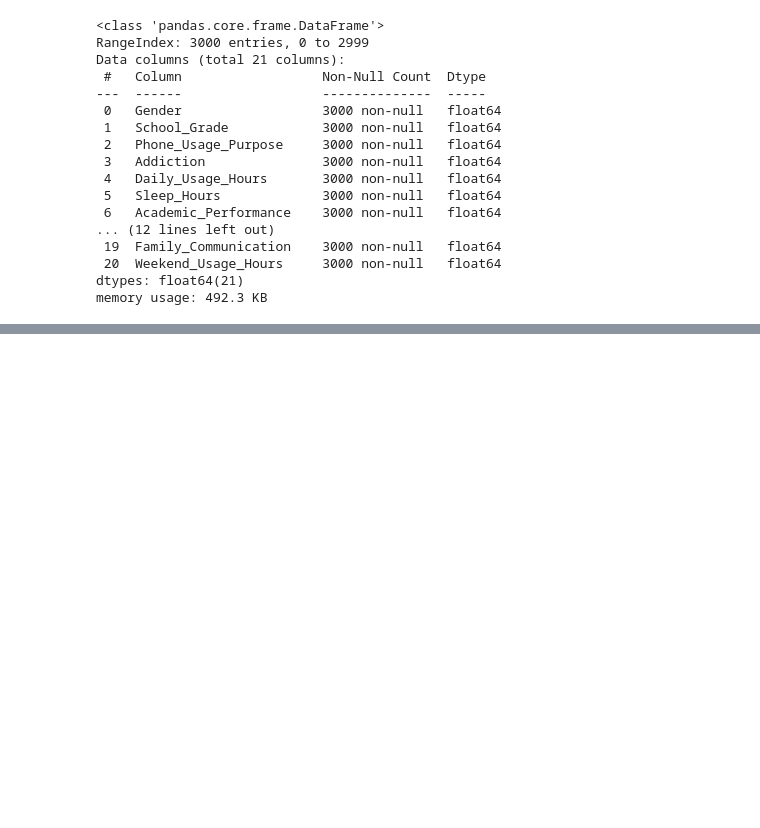
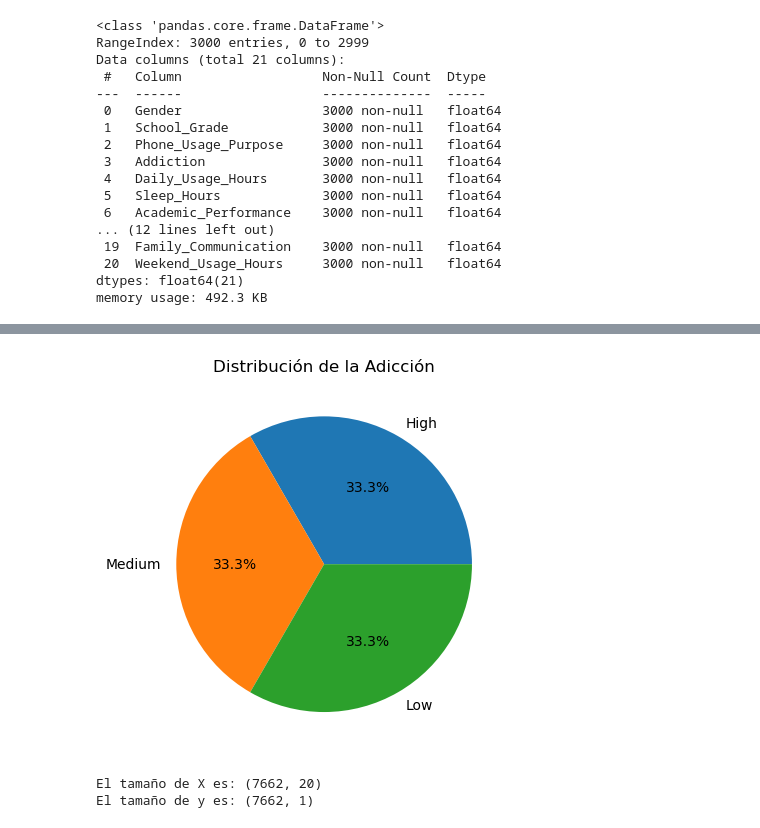
Before and after one commit to Tomaslopera/Scientific_Computing, a Jupyter notebook: Clasificacion/Caso_Clasificacion.ipynb, the cells around one changed output, grey strips where cells are left out. Drawn from its saved outputs; the diff is of its cells as text; code cells hidden in the pictures; blank space fills up the shorter version.

```diff
--- a/Clasificacion/Caso_Clasificacion.ipynb
+++ b/Clasificacion/Caso_Clasificacion.ipynb
@@ -230,7 +231,7 @@ from sklearn.ensemble import RandomForestRegressor
 from sklearn.linear_model import LinearRegression
 # %%
 # Imputación recursiva
-recursive_imputer = IterativeImputer(estimator= RandomForestRegressor(),
+recursive_imputer = IterativeImputer(estimator= LinearRegression(),
                                      initial_strategy= 'mean',
                                      max_iter=10)
 
@@ -259,0 +277,3 @@ memory usage: 492.3 KB
+# %%
+data_imputed = data_recursive.copy()
+data_imputed[categorical_cols] = (categorical_transformer.named_transformers_.ordinalencoder.inverse_transform(X = data_recursive[categorical_cols]))
@@ -259,0 +302,8 @@ memory usage: 492.3 KB
+# %%
+data_high = data_imputed[data_imputed["Addiction"] == "High"]
+data_medium = data_imputed[data_imputed["Addiction"] == "Medium"]
+data_low = data_imputed[data_imputed["Addiction"] == "Low"]
+
+print(f'El tamaño de la clase High es: {data_high.shape[0]}')
+print(f'El tamaño de la clase Medium es: {data_medium.shape[0]}')
+print(f'El tamaño de la clase Low es: {data_low.shape[0]}')
@@ -259,0 +314,7 @@ memory usage: 492.3 KB
+# %%
+data_medium_re = data_medium.sample(data_high.shape[0], replace = True)
+data_low_re = data_low.sample(data_high.shape[0], replace = True)
+
+data_balanced = pd.concat([data_high, data_medium_re, data_low_re])
+data_balanced.reset_index(drop=True, inplace=True)
+data_balanced.info()
@@ -259,0 +339,15 @@ memory usage: 492.3 KB
+# %%
+plt.pie(data_balanced["Addiction"].value_counts(), labels=data_balanced["Addiction"].value_counts().index, autopct='%1.1f%%')
+plt.title("Distribución de la Adicción")
+plt.show()
+# %% [output]
+[figure, added]
+# %%
+X = data_balanced.drop(columns = ['Addiction'], axis = 1)
+y = data_balanced[['Addiction']]
+
+print(f'El tamaño de X es: {X.shape}')
+print(f'El tamaño de y es: {y.shape}')
+# %% [output]
+El tamaño de X es: (7662, 20)
+El tamaño de y es: (7662, 1)
```
Also changed, not shown: parts of 45 cells of this notebook.
